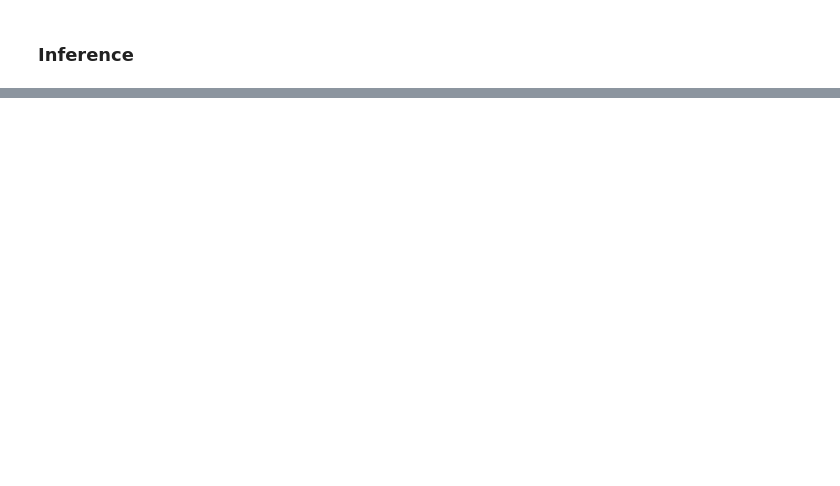
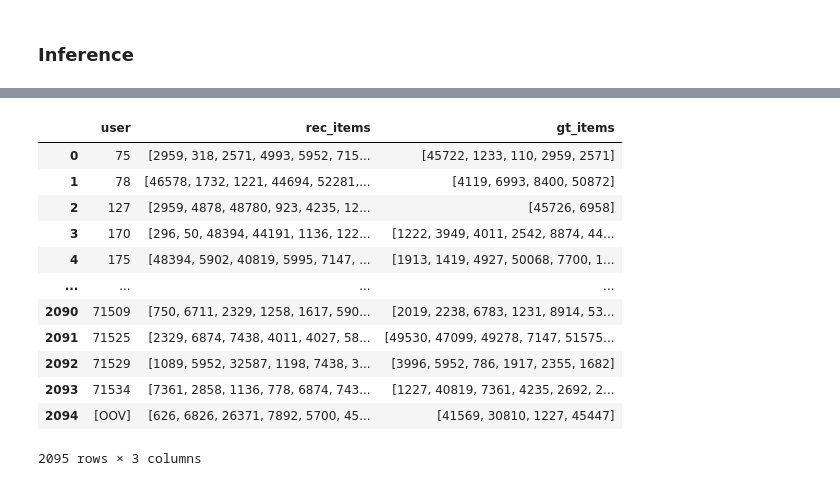
Before and after one commit to jeffery5bai/DPRecSys, a Jupyter notebook: experiments/mt_dps_gcn_cf_exp.ipynb, the cells around one changed output, grey strips where cells are left out. Drawn from its saved outputs; the diff is of its cells as text; code cells hidden in the pictures; blank space fills up the shorter version.

```diff
--- a/experiments/mt_dps_gcn_cf_exp.ipynb
+++ b/experiments/mt_dps_gcn_cf_exp.ipynb
@@ -371,0 +385,17 @@ model.test_results
+# %%
+eval_df = evaluator.prepare_evaluation_data(model.test_results, feature_engineer.idx2vocab)
+eval_df
+# %% [output]
+|  | user | rec_items | gt_items |
+| 0 | 75 | [2959, 318, 2571, 4993, 5952, 715... | [45722, 1233, 110, 2959, 2571] |
+| 1 | 78 | [46578, 1732, 1221, 44694, 52281,... | [4119, 6993, 8400, 50872] |
+| 2 | 127 | [2959, 4878, 48780, 923, 4235, 12... | [45726, 6958] |
+| 3 | 170 | [296, 50, 48394, 44191, 1136, 122... | [1222, 3949, 4011, 2542, 8874, 44... |
+| 4 | 175 | [48394, 5902, 40819, 5995, 7147, ... | [1913, 1419, 4927, 50068, 7700, 1... |
+| ... | ... | ... | ... |
+| 2090 | 71509 | [750, 6711, 2329, 1258, 1617, 590... | [2019, 2238, 6783, 1231, 8914, 53... |
+| 2091 | 71525 | [2329, 6874, 7438, 4011, 4027, 58... | [49530, 47099, 49278, 7147, 51575... |
+| 2092 | 71529 | [1089, 5952, 32587, 1198, 7438, 3... | [3996, 5952, 786, 1917, 2355, 1682] |
+| 2093 | 71534 | [7361, 2858, 1136, 778, 6874, 743... | [1227, 40819, 7361, 4235, 2692, 2... |
+| 2094 | [OOV] | [626, 6826, 26371, 7892, 5700, 45... | [41569, 30810, 1227, 45447] |
+2095 rows × 3 columns
```
Also changed, not shown: parts of 7 cells of this notebook, 3 other files.
